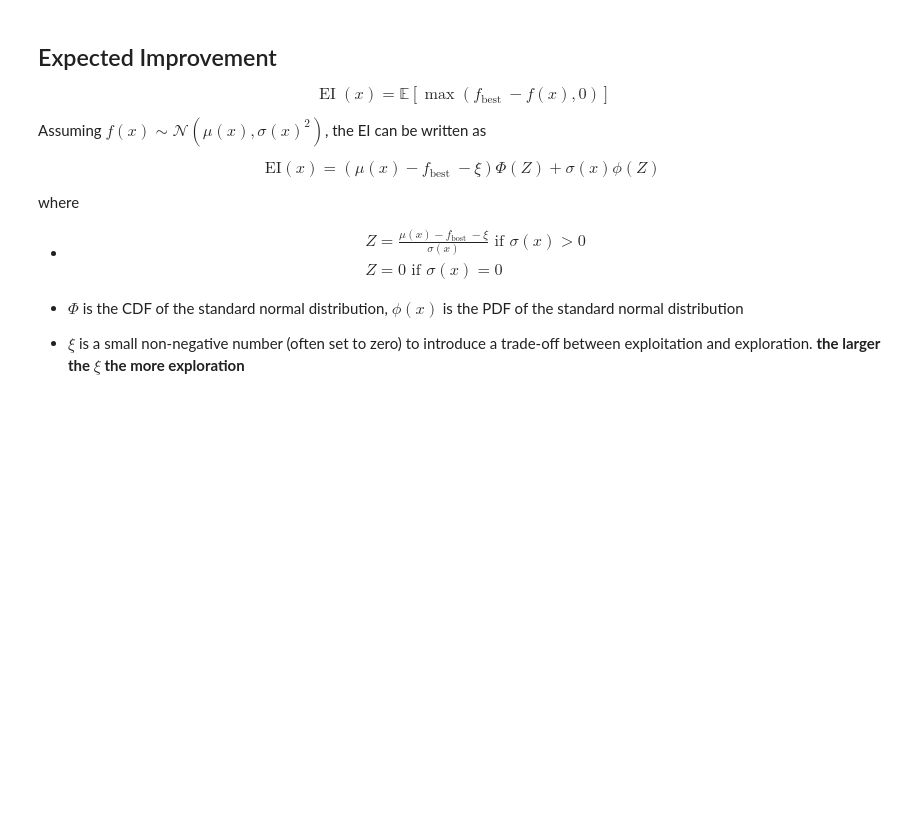
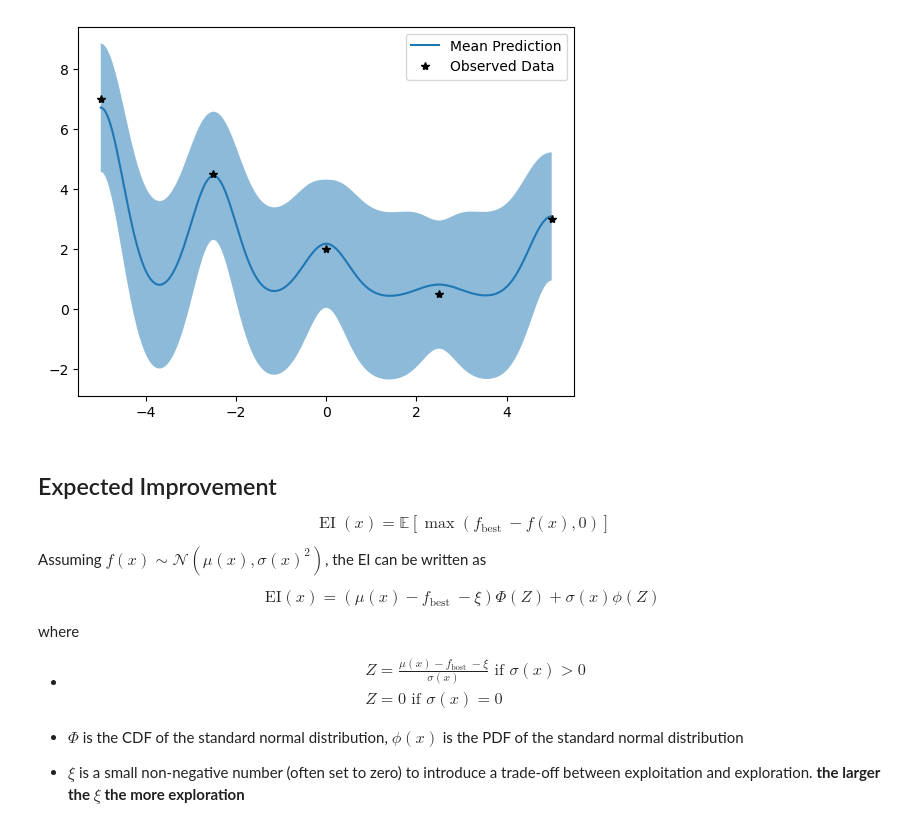
Before and after one commit to AliAlkadhim/Pythia8_SBI_Tune, a Jupyter notebook: code/BayesOpt/GPytorch_BO_example.ipynb, the cells around one changed output. Saved outputs shown, nothing was run; the diff lists cells and outputs as text; code cells hidden in the pictures; blank space fills up the shorter version.

```diff
--- a/code/BayesOpt/GPytorch_BO_example.ipynb
+++ b/code/BayesOpt/GPytorch_BO_example.ipynb
@@ -33,3 +214,7 @@ class GPModel(gpytorch.models.ExactGP):
+# %%
+plot_model(model)
+# %% [output]
+[figure, added]
 # %% [markdown]
 ## Expected Improvement
 
```
Also changed, not shown: parts of 37 cells of this notebook.
